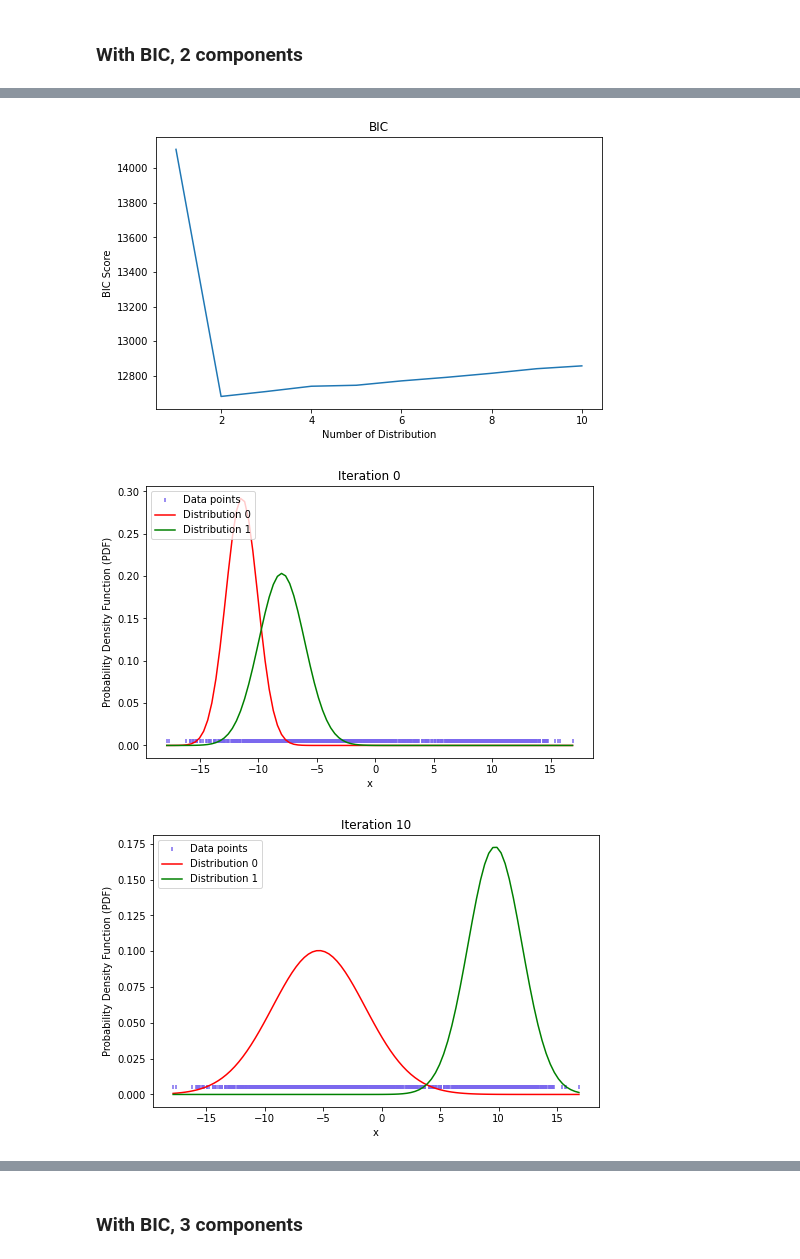
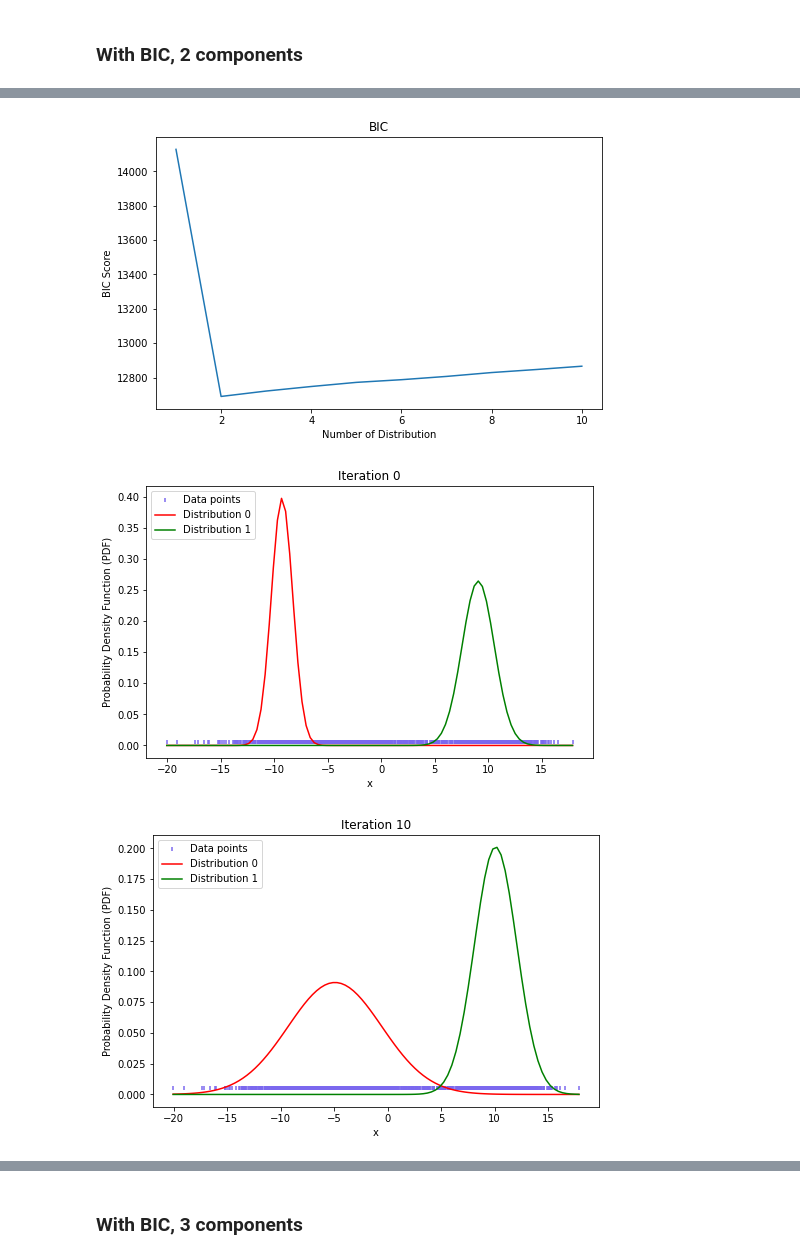
Before and after one commit to devitahalim/scie30001-project, a Jupyter notebook: testGMM.ipynb, the cells around one changed output, grey strips where cells are left out. Saved outputs shown, nothing was run; the diff lists cells and outputs as text; code cells hidden in the pictures.

Commit message:
Fix the EM function, done for real data

```diff
--- a/testGMM.ipynb
+++ b/testGMM.ipynb
@@ -8,13 +8,13 @@ import pandas as pd
 # %% [markdown]
 ### With BIC, 2 components
 # %%
-def EMGMM(X,initial_param=None):
+def EMGMM(X,initial_param):
     n_components=gauss.BIC_gmm(X)
-    em=gauss.GaussianEM(X,n_components,initial_param=None)
+    em=gauss.GaussianEM(X,n_components,initial_param)
     gauss.PlotGMM(X,em,10)
 # %%
 data=gauss.SimulateGMM(1000,10,4,-5,20)
 
 gauss.PlotTrue(data,[10,-5],[4,20])
-EMGMM(data)
+EMGMM(data,[])
 # %% [output]
@@ -22,3 +22,3 @@ EMGMM(data)
-[figure, old version]
+[figure, new version]
-[figure, old version]
+[figure, new version]
-[figure, old version]
+[figure, new version]
```
Also changed, not shown: parts of 9 cells of this notebook, 1 other file.
